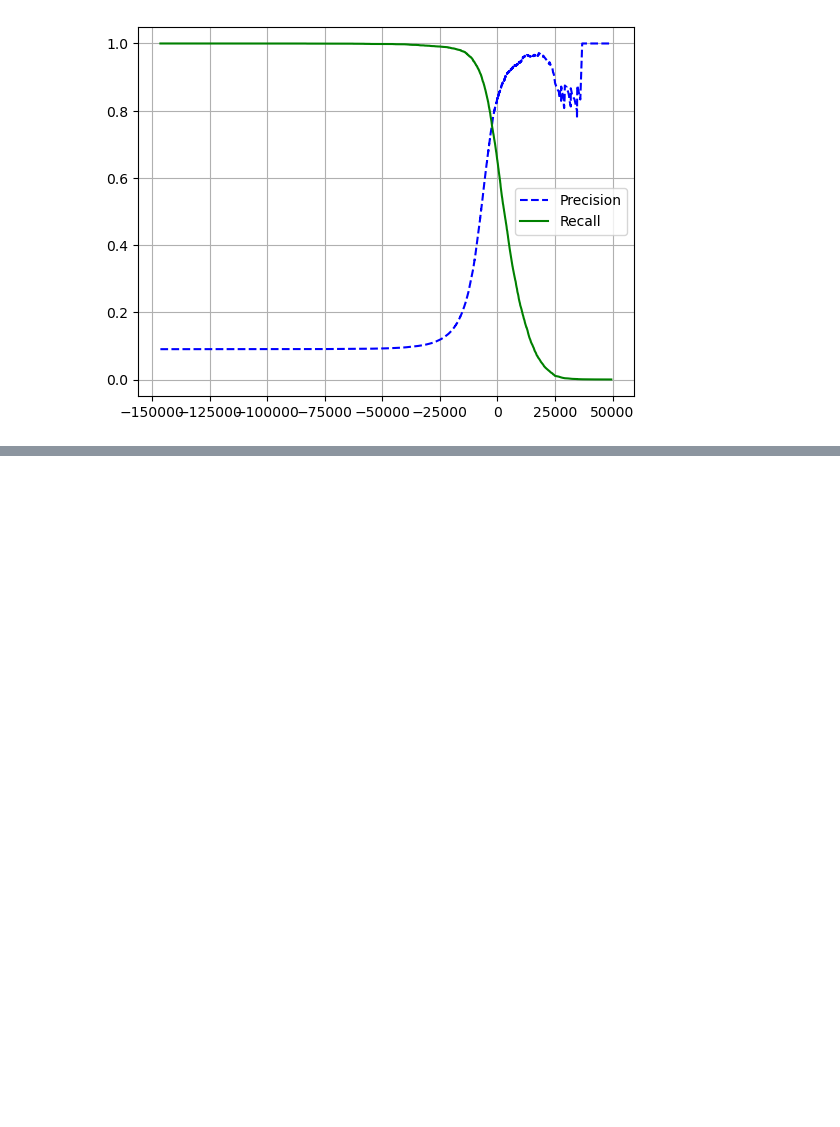
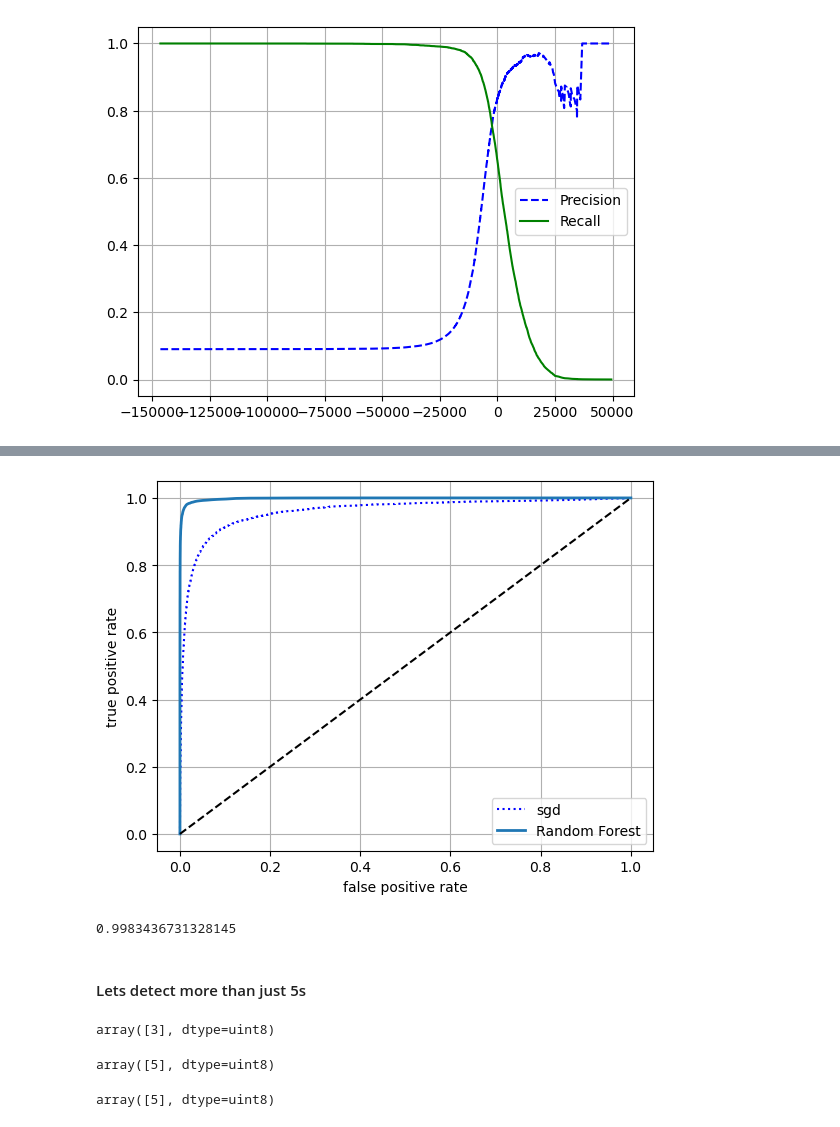
Before and after one commit to Rishabhpm23/Hands-on-ML-using-Scikit-Learn-Tensorflow---Keras, a Jupyter notebook: mnist_classification.ipynb, the cells around one changed output, grey strips where cells are left out. Saved outputs shown, nothing was run; the diff lists cells and outputs as text; code cells hidden in the pictures; blank space fills up the shorter version.

```diff
--- a/mnist_classification.ipynb
+++ b/mnist_classification.ipynb
@@ -109,0 +133,46 @@ plt.show()
+# %%
+### Random Forest Classifier
+from sklearn.ensemble import RandomForestClassifier
+
+forest_clf = RandomForestClassifier(random_state=42)
+y_probas_forest = cross_val_predict(forest_clf, X_train, y_train_5,
+                                    cv=3, method='predict_proba')
+# %%
+## for roc curve we need scores not probability so we convert it to scores
+
+y_scores_forest = y_probas_forest[:, 1]
+fpr_forest, tpr_forest, thresholds_forest = roc_curve(y_train_5, y_scores_forest)
+# %%
+plt.plot(fpr, tpr, 'b:', label='sgd')
+plot_roc_curve(fpr_forest, tpr_forest, 'Random Forest')
+plt.legend()
+plt.show()
+# %% [output]
+[figure, added]
+# %%
+roc_auc_score(y_train_5, y_scores_forest)
+# %% [output]
+0.9983436731328145
+# %% [markdown]
+#### Lets detect more than just 5s
+# %%
+sgd_clf.fit(X_train, y_train)
+sgd_clf.predict([X.iloc[0]]) ### correct prediction is 5
+# %% [output]
+array([3], dtype=uint8)
+# %%
+### OneVsOneClassifier
+
+from sklearn.multiclass import OneVsOneClassifier
+ovo_clf = OneVsOneClassifier(SGDClassifier(random_state=42))
+ovo_clf.fit(X_train, y_train)
+ovo_clf.predict([X.iloc[0]]) ## correct prediction 5
+# %% [output]
+array([5], dtype=uint8)
+# %%
+### training random forest classifier
+
+forest_clf.fit(X_train, y_train)
+forest_clf.predict([X.iloc[0]])
+# %% [output]
+array([5], dtype=uint8)
```
Also changed, not shown: parts of 7 cells of this notebook.
